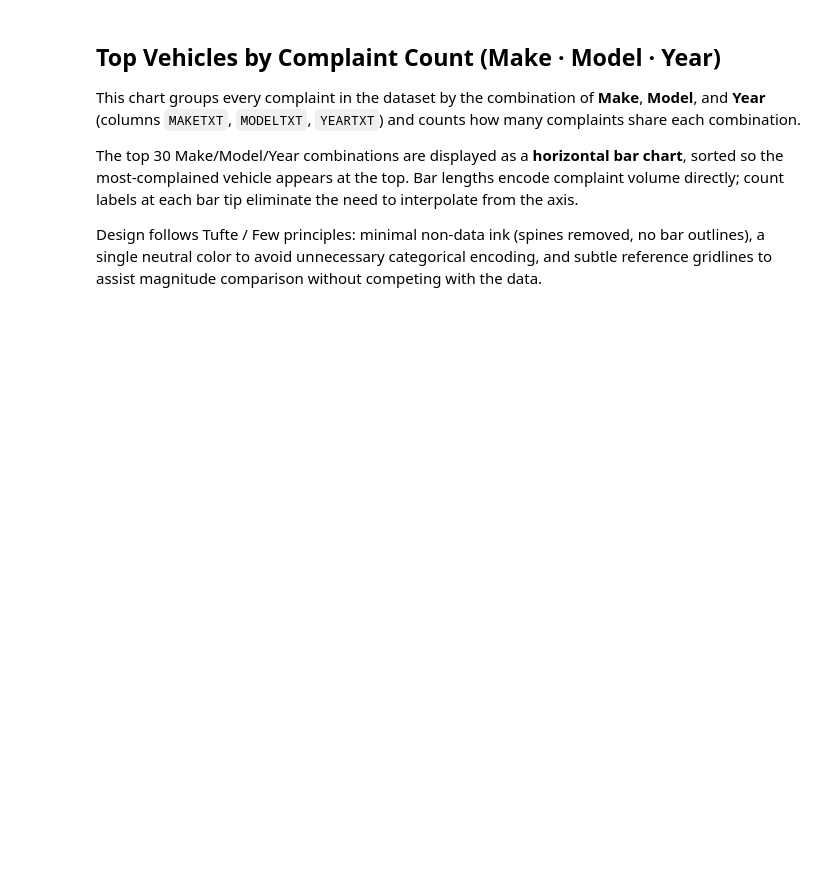
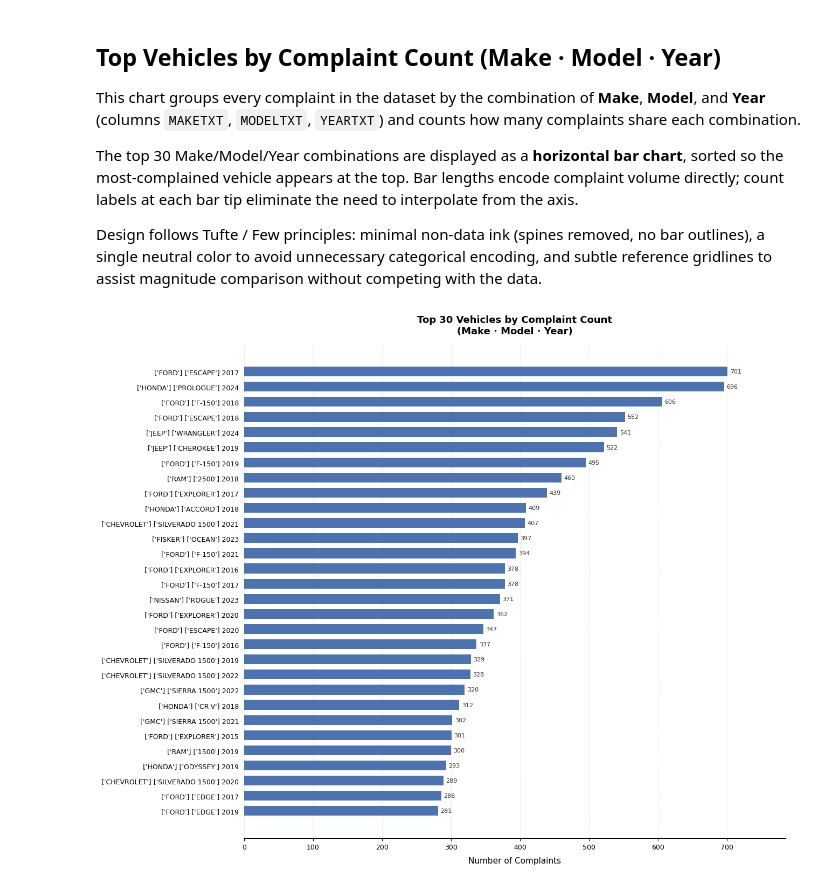
Before and after one commit to mataeo-eh/NLP_Class, a Jupyter notebook: Unit2/NHTSA_Project/Charts.ipynb, the cells around one changed output. Drawn from its saved outputs; the diff is of its cells as text; code cells hidden in the pictures; blank space fills up the shorter version.

Commit message:
Wrote code for creating a chart showing complaints per car Make * Model * Year. Generated charts.

```diff
--- a/Unit2/NHTSA_Project/Charts.ipynb
+++ b/Unit2/NHTSA_Project/Charts.ipynb
@@ -152,7 +152,9 @@ Design follows Tufte / Few principles: minimal non-data ink (spines removed, no
 # %%
 import sys
 sys.path.insert(0, "Project_Tools")
 
 from Create_Charts import create_model_year_chart
 
-create_model_year_chart("NHTSA/complaints_cleaned.parquet")
+create_model_year_chart("NHTSA/complaints_cleaned.parquet", include_year = True)
+# %% [output]
+[figure, added]
```
Also changed, not shown: parts of 2 cells of this notebook, 1 other file.
